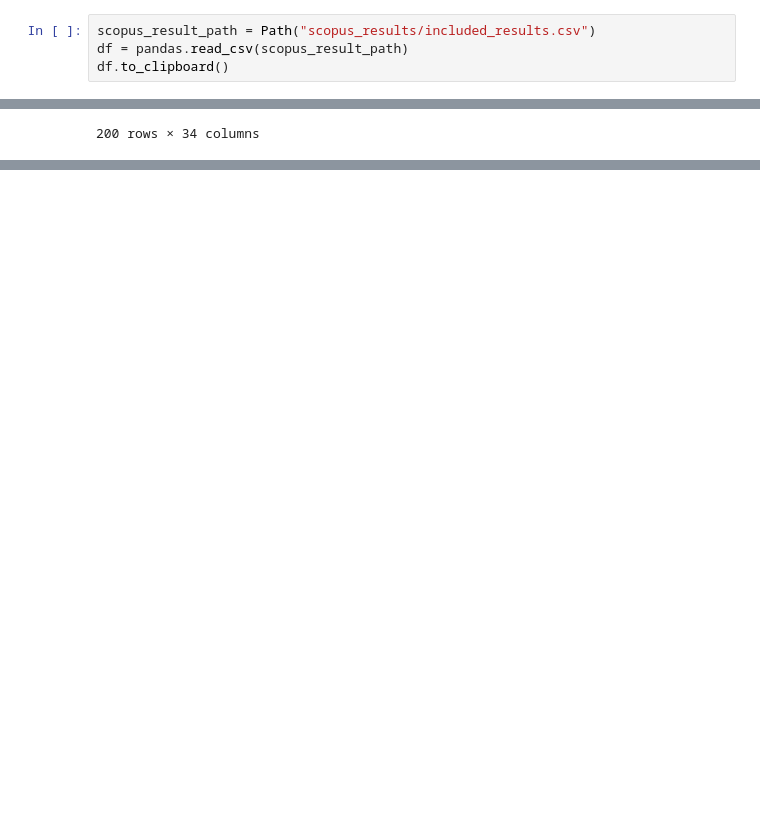
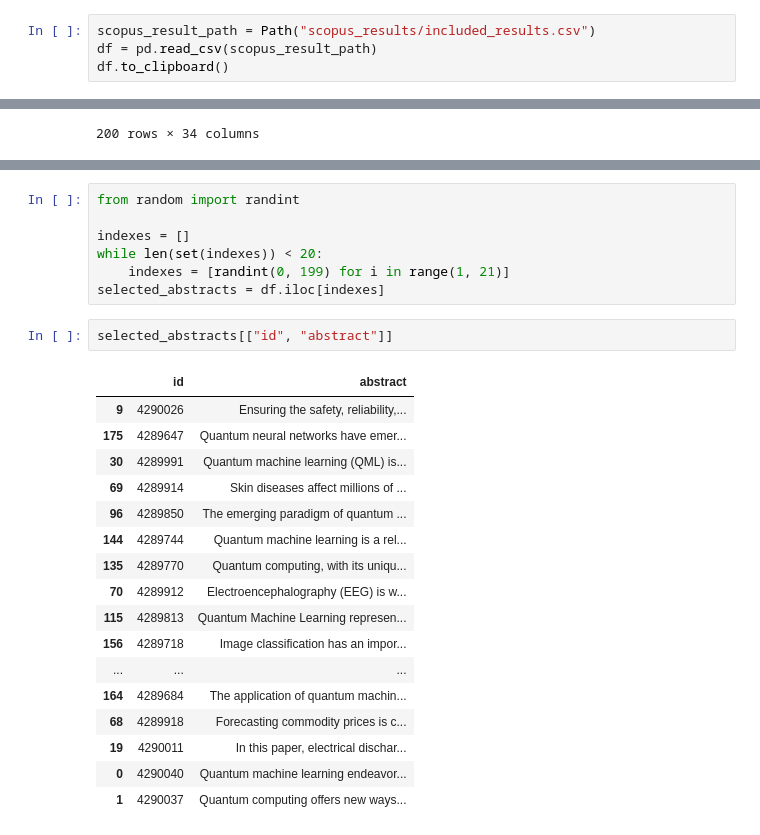
Before and after one commit to AdrianPanasiewicz/SLM, a Jupyter notebook: slm_processing.ipynb, the cells around one changed output, grey strips where cells are left out. Saved outputs shown, nothing was run; the diff lists cells and outputs as text; blank space fills up the shorter version.

```diff
--- a/slm_processing.ipynb
+++ b/slm_processing.ipynb
@@ -6,6 +5,6 @@ from matplotlib import pyplot as plt
 # %%
 scopus_result_path = Path("scopus_results/included_results.csv")
-df = pandas.read_csv(scopus_result_path)
+df = pd.read_csv(scopus_result_path)
 df.to_clipboard()
 # %% [output]
 |  | id | project_id | probability | pmid | refman | title | abstract | authors | journal | volume | ... |
@@ -96,0 +23,27 @@ plt.show()
+# %%
+from random import randint
+
+indexes = []
+while len(set(indexes)) < 20:
+	indexes = [randint(0, 199) for i in range(1, 21)]
+selected_abstracts = df.iloc[indexes]
+# %%
+selected_abstracts[["id", "abstract"]]
+# %% [output]
+|  | id | abstract |
+| 9 | 4290026 | Ensuring the safety, reliability,... |
+| 175 | 4289647 | Quantum neural networks have emer... |
+| 30 | 4289991 | Quantum machine learning (QML) is... |
+| 69 | 4289914 | Skin diseases affect millions of ... |
+| 96 | 4289850 | The emerging paradigm of quantum ... |
+| 144 | 4289744 | Quantum machine learning is a rel... |
+| 135 | 4289770 | Quantum computing, with its uniqu... |
+| 70 | 4289912 | Electroencephalography (EEG) is w... |
+| 115 | 4289813 | Quantum Machine Learning represen... |
+| 156 | 4289718 | Image classification has an impor... |
+| ... | ... | ... |
+| 164 | 4289684 | The application of quantum machin... |
+| 68 | 4289918 | Forecasting commodity prices is c... |
+| 19 | 4290011 | In this paper, electrical dischar... |
+| 0 | 4290040 | Quantum machine learning endeavor... |
+| 1 | 4290037 | Quantum computing offers new ways... |
```
Also changed, not shown: parts of 10 cells of this notebook, 5 other files.
